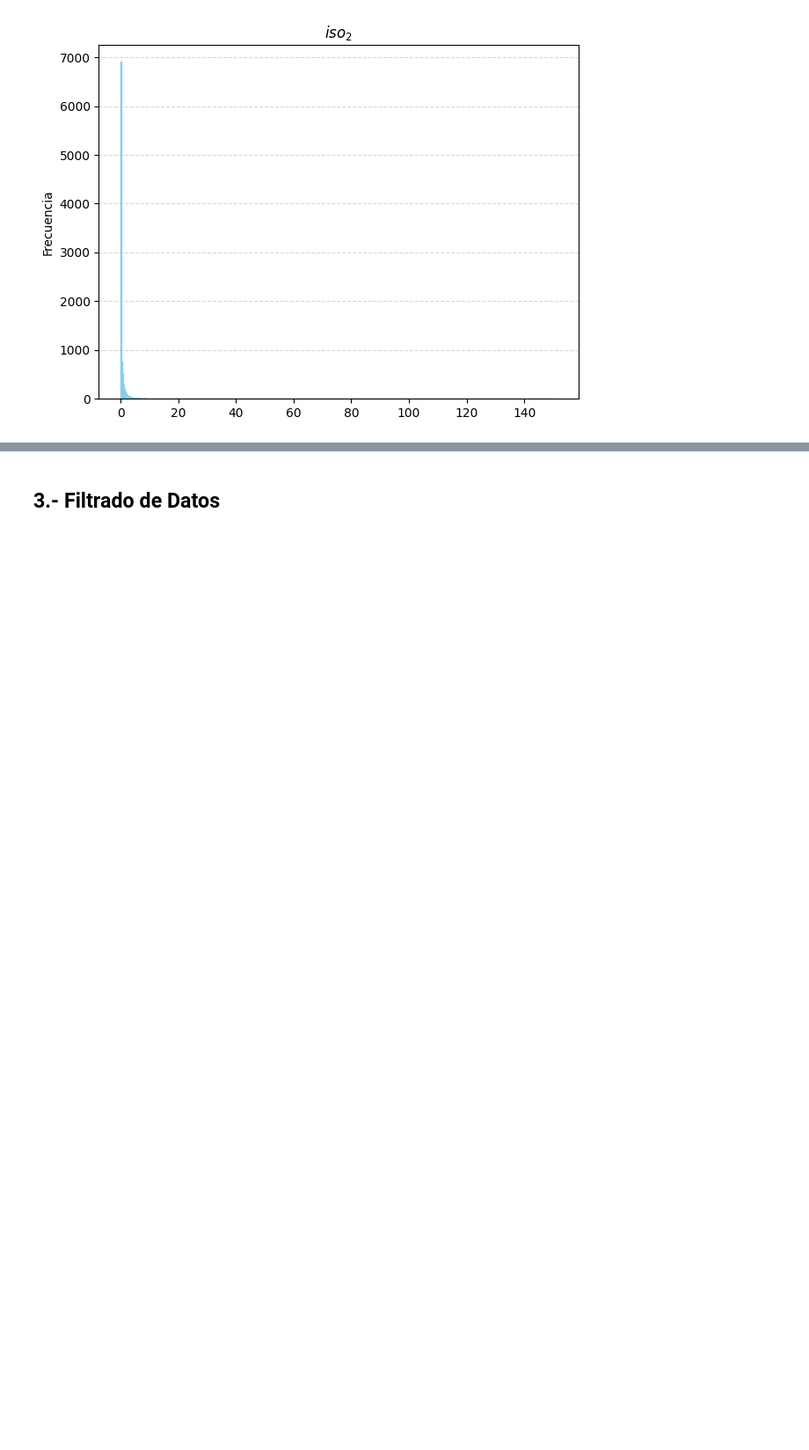
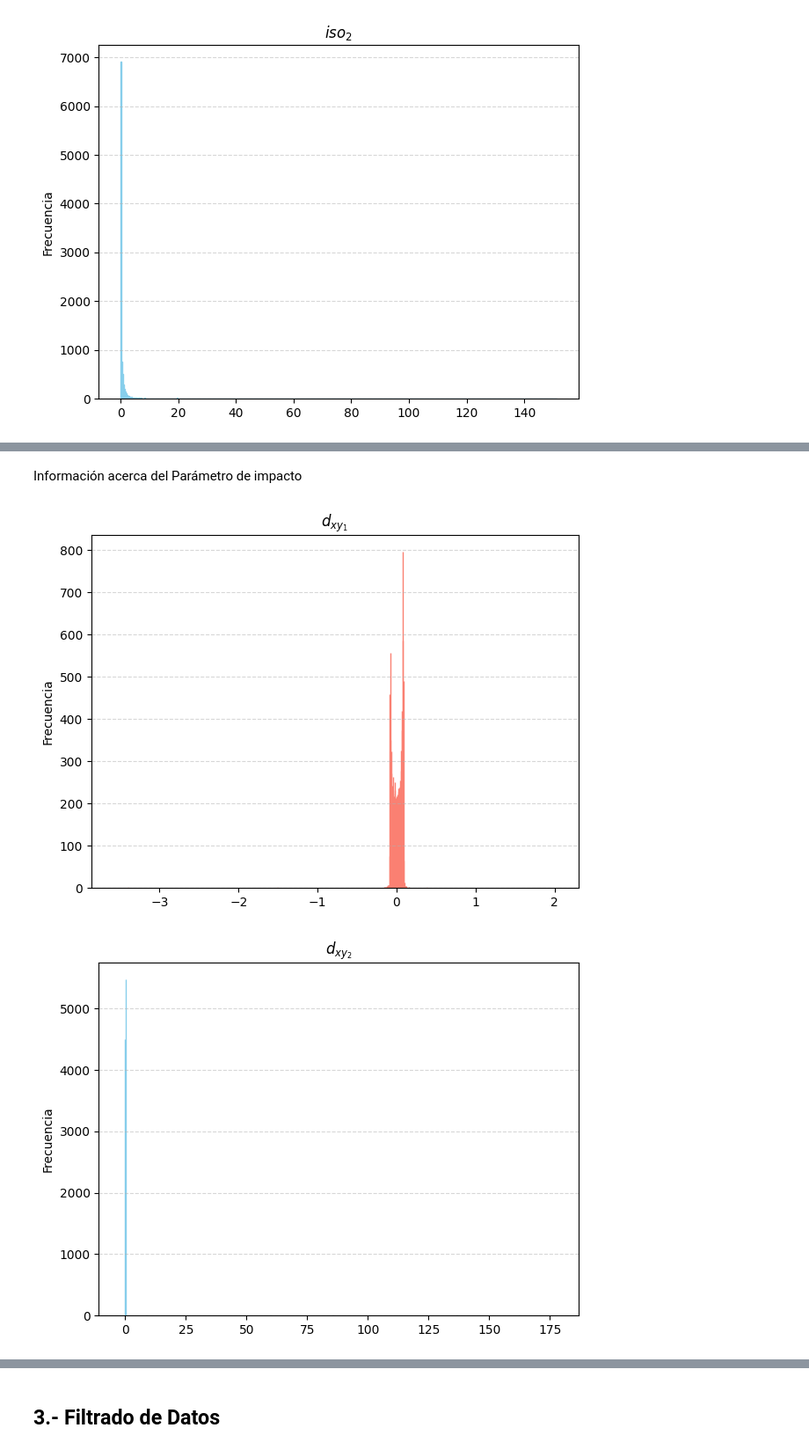
Before and after one commit to ProgramasParaFisicaDeParticulas/lecturadedatosabiertoscmszmumu-Carrazko, a Jupyter notebook: CMSOpenDataZtoMuMu.ipynb, the cells around one changed output, grey strips where cells are left out. Shown at 88% size. Drawn from its saved outputs; the diff is of its cells as text; code cells hidden in the pictures; blank space fills up the shorter version.

```diff
--- a/CMSOpenDataZtoMuMu.ipynb
+++ b/CMSOpenDataZtoMuMu.ipynb
@@ -180,0 +181,21 @@ plt.show()
+# %% [markdown]
+Información acerca del Parámetro de impacto
+# %%
+# Hacer histograma de pt1
+plt.hist(particles['dxy1'], bins=1000, align='mid', rwidth=0.01, color='salmon', edgecolor='salmon')
+plt.title(r'$d_{xy_1}$')
+plt.ylabel('Frecuencia')
+plt.grid(axis='y', linestyle='--', alpha=0.5)
+plt.tight_layout()
+plt.show()
+
+# Hacer histograma de pt2
+plt.hist(particles['dxy2'], align='mid', bins=1000, rwidth=0.01,  color='lightblue', edgecolor='skyblue')
+plt.title(r'$d_{xy_2}$')
+plt.ylabel('Frecuencia')
+plt.grid(axis='y', linestyle='--', alpha=0.5)
+plt.tight_layout()
+plt.show()
+# %% [output]
+[figure, added]
+[figure, added]
```
Also changed, not shown: parts of 9 cells of this notebook.
